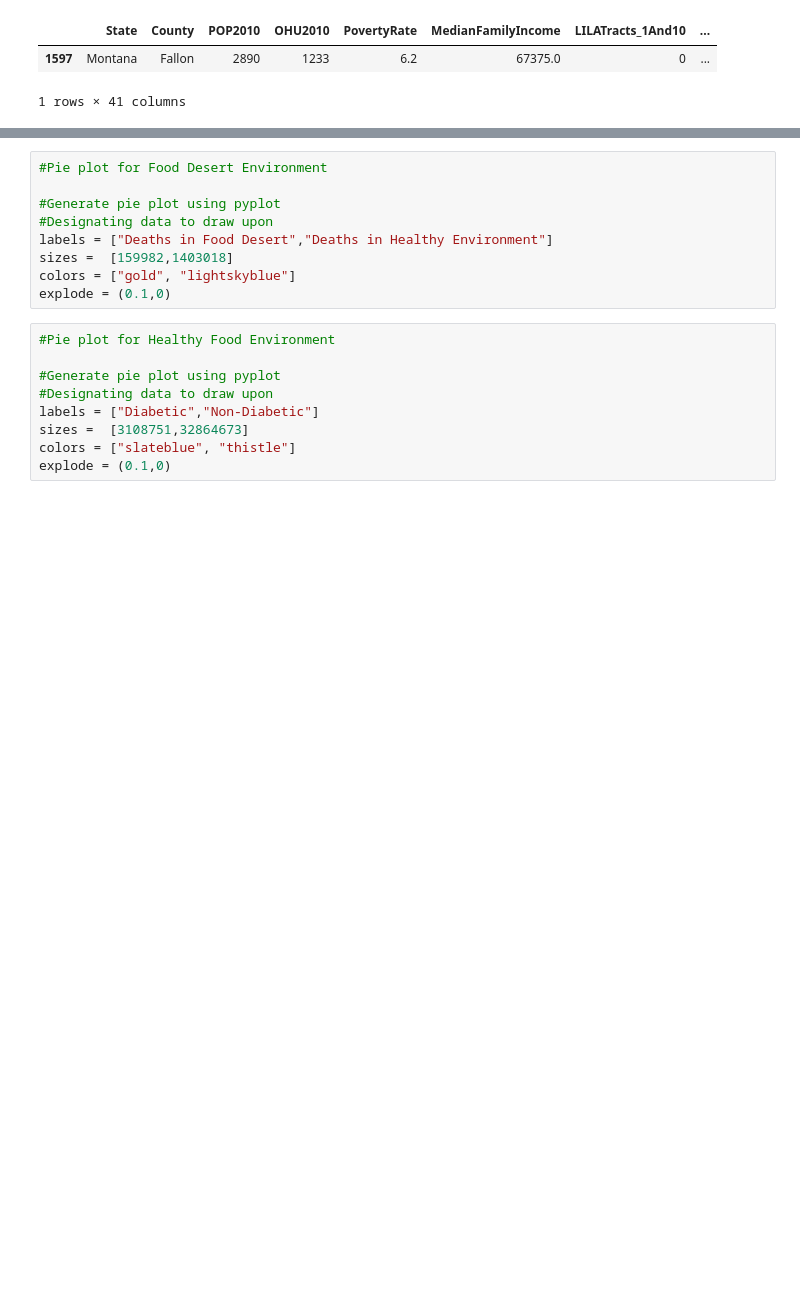
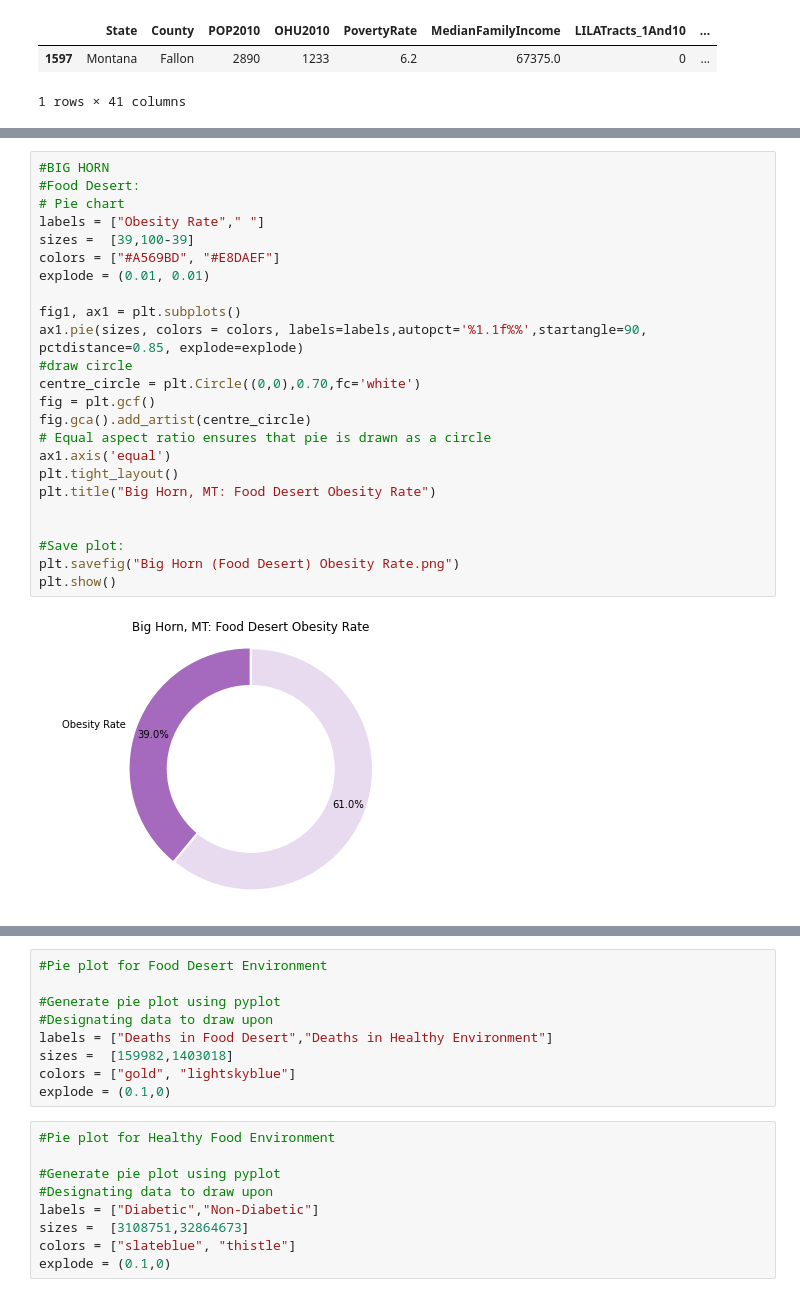
Before and after one commit to Ssimoes48/Food-Deserts-Analysis, a Jupyter notebook: Pie_Plots_4.ipynb, the cells around one changed output, grey strips where cells are left out. Cells and saved outputs as stored; diff of their text form; blank space fills up the shorter version.

Commit message:
added Montana info and obesity pie plots

```diff
--- a/Pie_Plots_4.ipynb
+++ b/Pie_Plots_4.ipynb
@@ -398,0 +438,26 @@ fallonmt
+# %%
+#BIG HORN
+#Food Desert:
+# Pie chart
+labels = ["Obesity Rate"," "]
+sizes =  [39,100-39]
+colors = ["#A569BD", "#E8DAEF"]
+explode = (0.01, 0.01)
+
+fig1, ax1 = plt.subplots()
+ax1.pie(sizes, colors = colors, labels=labels,autopct='%1.1f%%',startangle=90, pctdistance=0.85, explode=explode)
+#draw circle
+centre_circle = plt.Circle((0,0),0.70,fc='white')
+fig = plt.gcf()
+fig.gca().add_artist(centre_circle)
+# Equal aspect ratio ensures that pie is drawn as a circle
+ax1.axis('equal')
+plt.tight_layout()
+plt.title("Big Horn, MT: Food Desert Obesity Rate")
+
+
+#Save plot:
+plt.savefig("Big Horn (Food Desert) Obesity Rate.png")
+plt.show()
+# %% [output]
+[figure, added]
```
Also changed, not shown: parts of 7 cells of this notebook, 2 other files.
